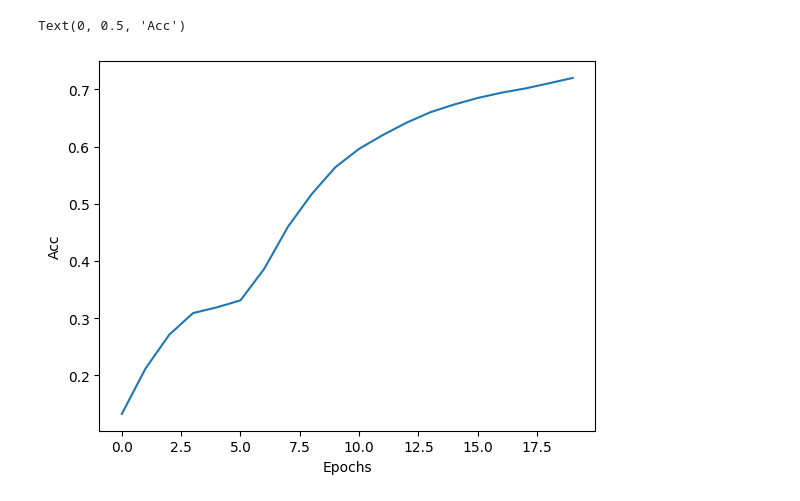
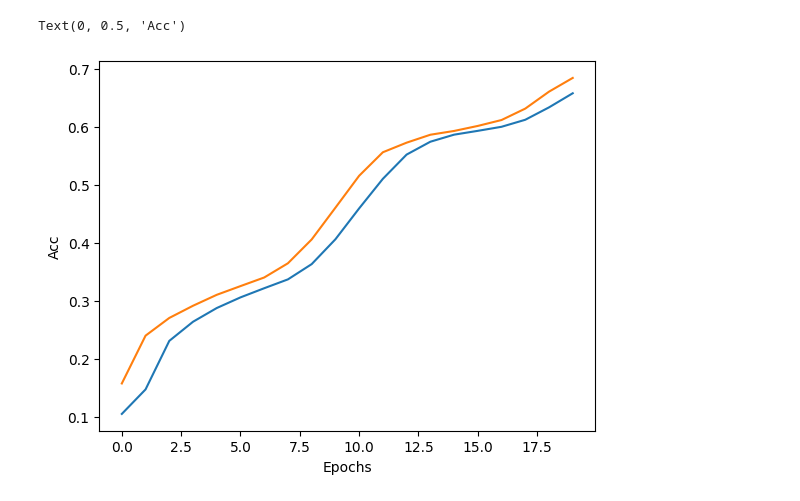
Before and after one commit to yeshu183/DA6401_Assignment_01, a Jupyter notebook: final_rough.ipynb, the cells around one changed output. Drawn from its saved outputs; the diff is of its cells as text; code cells hidden in the pictures.

```diff
--- a/final_rough.ipynb
+++ b/final_rough.ipynb
@@ -53,7 +63,10 @@ class NN:
   def transpose(self,w):
     return np.array(w).T.tolist()
   def one_hot(self,y):
-    return np.eye(self.output_shape)[y]
+    ohe = np.zeros((len(y), self.output_shape))
+    for i in range(len(y)):
+      ohe[i][y[i]] = 1
+    return ohe
   def loss(self,y_hat,y_true):
     if self.loss_func == "cross_entropy_loss":
       y_hat = np.array(y_hat)
@@ -118,7 +131,7 @@ class NN:
 
         # Update weights and biases
         self.weights[i] -= lr * m_w_hat / (np.sqrt(v_w_hat) + epsilon)
-        self.biases[i] -= lr * (np.sum(m_b_hat, axis=1, keepdims=True)) / (np.sqrt(np.sum(v_b_hat, axis=1, keepdims=True)) + epsilon)
+        self.biases[i] -= lr * m_b_hat / (np.sqrt(v_b_hat) + epsilon)
 
   def forward(self,x,y):
     a_list = [0]*(self.n_h+2)
@@ -126,7 +139,7 @@ class NN:
     h = self.transpose(x)
     h_list[0] = h
     for i in range(self.n_h):
-      a_list[i+1] = np.dot(self.transpose(self.weights[i]),h_list[i])+self.biases[i]
+      a_list[i+1] = np.dot(self.transpose(self.weights[i]),h_list[i])+self.biases[i] #biases are broadcasted
       h_list[i+1] = self.activation(a_list[i+1])
     a_list[self.n_h+1] = np.dot(self.transpose(self.weights[self.n_h]),h_list[self.n_h])+self.biases[self.n_h]
     y_hat = self.transpose(self.softmax(a_list[self.n_h+1]))
@@ -139,7 +152,7 @@ class NN:
     if self.loss_func == "cross_entropy_loss": #gradient wrt output layer
       a_grad = self.transpose(y_hat - self.one_hot(y))
     elif self.loss_func == "squared_error":
-      a_grad = 2*(np.argmax(y_hat,axis=0) - y)
+      a_grad = 2*(np.argmax(y_hat,axis=0) - y) #must be changed appropriately
     a_grad_list[-1] = a_grad
     for k in range(self.n_h,-1,-1): # gradient wrt hiddden layers
       h_grad = np.dot(self.weights[k],a_grad_list[k+1])
@@ -147,29 +160,35 @@ class NN:
       a_grad = np.multiply(h_grad,self.activation_grad(a_list[k]))
       a_grad_list[k] = a_grad
       self.grad_weights[k] = self.transpose(np.dot(a_grad_list[k+1],self.transpose(h_list[k]))) #gradients wrt parameters
-      self.grad_biases[k] = np.sum(a_grad_list[k+1],axis=0, keepdims=True)
+      self.grad_biases[k] = np.sum(a_grad_list[k+1],axis=1, keepdims=True)
   def train(self,x_train,y_train,x_val,y_val,lr,epochs):
     train_loss_list = []
     train_acc_list = []
+    val_loss_list = []
+    val_acc_list = []
     for i in range(epochs):
+      start = time.time()
       a_list_train,h_list_train = self.forward(x_train,y_train) # forward pass
-      print("forward pass done")
+      #print("forward pass done")
       self.backward(a_list_train,h_list_train,y_train) # backward pass
-      print("backward pass done")
+      #print("backward pass done")
       self.basic_optimizer(lr=lr) # updating weights
-      print("optimizer done")
+      #print("optimizer done")
       y_hat = h_list_train[self.n_h+1]
       train_loss = self.loss(y_hat,self.one_hot(y_train))
       train_acc = self.accuracy(np.argmax(np.array(y_hat),axis=1),y_train)
       train_loss_list.append(train_loss)
       train_acc_list.append(train_acc)
-      print("Train Loss: ",train_loss,"Train Accuracy: ",train_acc)
-    return train_loss_list,train_acc_list
-      # a_list_val,h_list_val = self.forward(x_val,y_val)
-      # y_hat_val = h_list_val[self.n_h+1]
-      # val_loss = self.loss(y_hat_val,self.one_hot(y_val))
-      # val_acc = self.accuracy(np.argmax(np.array(y_hat_val),axis=1),y_val)
-      # print("Epoch: ",i+1,"Train Loss: ",train_loss,"Train Accuracy: ",train_acc,"Val Loss: ",val_loss,"Val Accuracy: ",val_acc)
+      #print("Train Loss: ",train_loss,"Train Accuracy: ",train_acc)
+      a_list_val,h_list_val = self.forward(x_val,y_val)
+      y_hat_val = h_list_val[self.n_h+1]
+      val_loss = self.loss(y_hat_val,self.one_hot(y_val))
+      val_acc = self.accuracy(np.argmax(np.array(y_hat_val),axis=1),y_val)
+      val_loss_list.append(val_loss)
+      val_acc_list.append(val_acc)
+      end = time.time()
+      print(f"Epoch: {i+1} | Time: {(end-start):.2f} | Train Loss: {train_loss:.4f} | Train Accuracy: {train_acc:.4f} | Val Loss: {val_loss:.4f} | Val Accuracy: {val_acc:.4f}")
+    return train_loss_list,train_acc_list,val_loss_list,val_acc_list
 # %%
 # Hyperparameters
 num_hid_layers = 3
@@ -185,5 +204,5 @@ loss_func = 'cross_entropy_loss'  # Options: 'cross_entropy_loss', 'squared_erro
 # self,input_shape,output_shape,n_hidden_layers,h_per_layer,activation_func="ReLU",loss_func="cross_entropy_loss"
 # Initialize and train the model
 nn = NN(input_shape=784,output_shape=10,n_hidden_layers=num_hid_layers, h_per_layer=hid_layer_size, activation_func=activation, init_type=weight_init, loss_func=loss_func)
-train_loss_list,train_acc_list = nn.train(x_train, y_train, x_val, y_val, epochs=epochs,lr=lr)
+train_loss_list,train_acc_list,val_loss_list,val_acc_list = nn.train(x_train, y_train, x_val, y_val, epochs=epochs,lr=lr)
 # %% [output]
@@ -207,9 +229,12 @@ Train Loss:  0.8994016584086022 Train Accuracy:  0.7198703703703704
 # %%
 plt.plot(train_acc_list)
+plt.plot(val_acc_list)
+#plt.plot(train_loss_list)
+#plt.plot(val_loss_list)
 plt.xlabel("Epochs")
 plt.ylabel("Acc")
 # %% [output]
 Text(0, 0.5, 'Acc')
-[figure, old version]
+[figure, new version]
 # %%
 plt.plot(train_loss_list)
```
Also changed, not shown: parts of 6 cells of this notebook.
